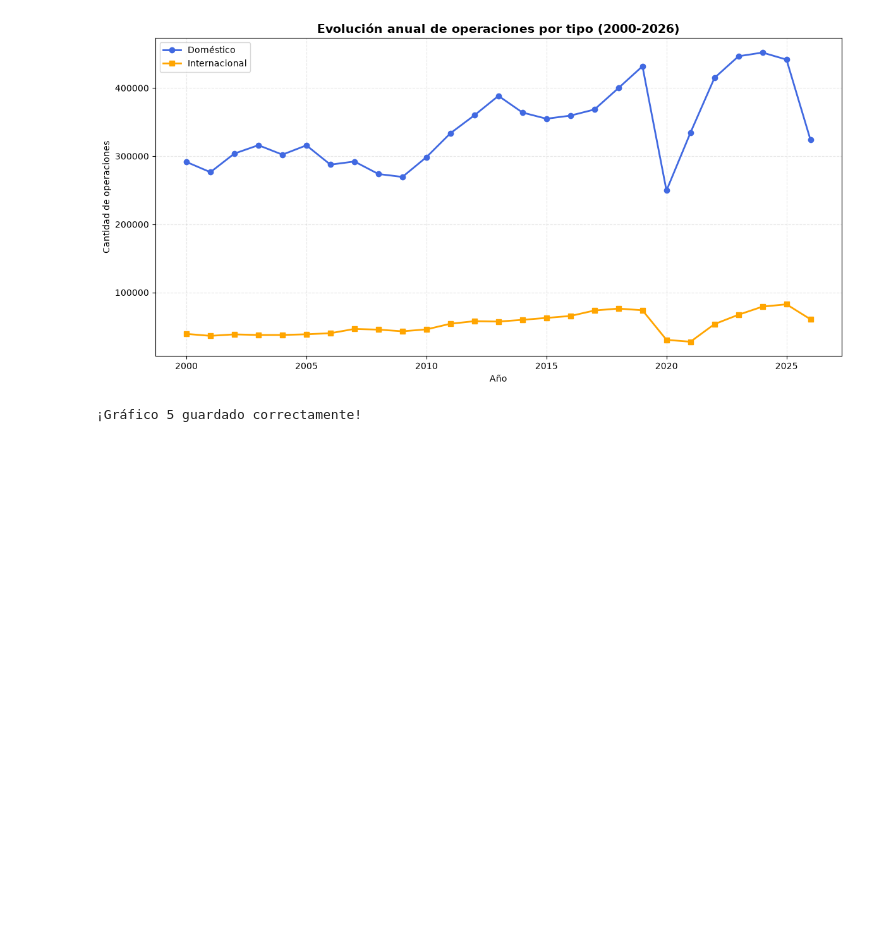
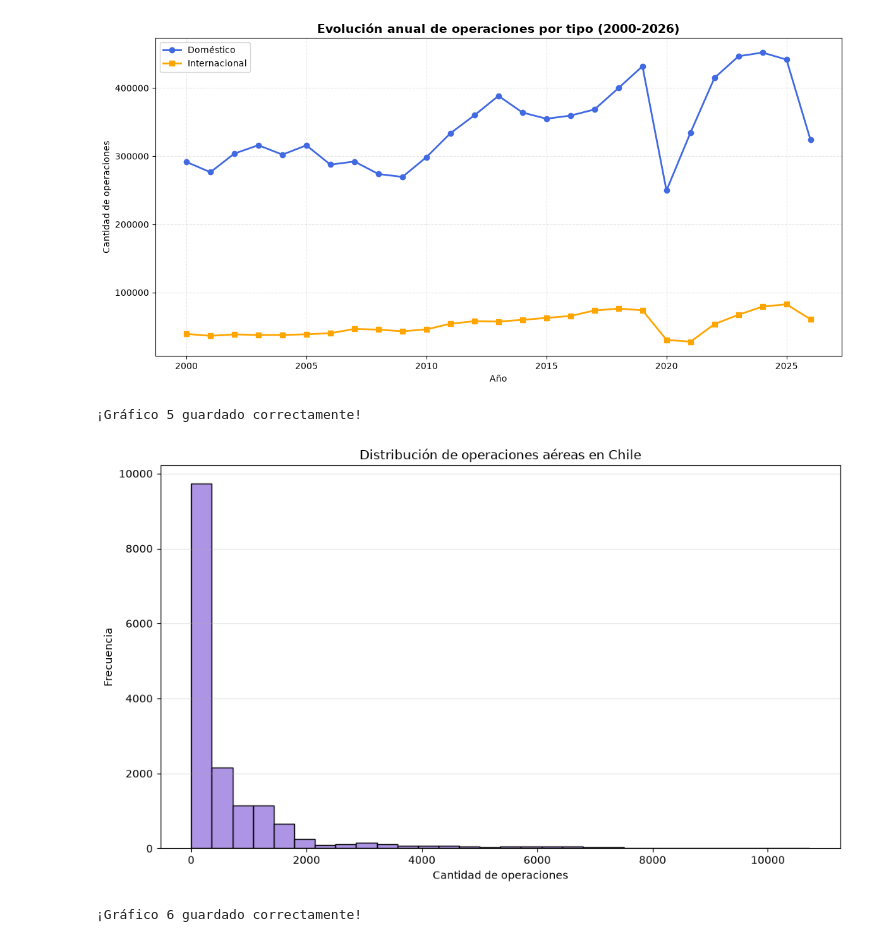
Before and after one commit to catalinaamairaajuju-alt/evaluacion_02_transportes, a Jupyter notebook: notebooks/evaluacion02.ipynb, the cells around one changed output. Drawn from its saved outputs; the diff is of its cells as text; code cells hidden in the pictures; blank space fills up the shorter version.

Commit message:
visualization: agrega graficos de distribucion y segmentacion con seaborn

```diff
--- a/notebooks/evaluacion02.ipynb
+++ b/notebooks/evaluacion02.ipynb
@@ -609,3 +609,33 @@ print("¡Gráfico 5 guardado correctamente!")
 # %% [output]
 [figure]
 ¡Gráfico 5 guardado correctamente!
+# %%
+# GRÁFICO 6: Distribución de operaciones aéreas
+plt.figure(figsize=(10, 6))
+
+sns.histplot(
+    data=df_limpio,
+    x="cnt_operaciones",
+    bins=30,
+    color="mediumpurple"
+)
+
+plt.title("Distribución de operaciones aéreas en Chile")
+plt.xlabel("Cantidad de operaciones")
+plt.ylabel("Frecuencia")
+plt.grid(axis="y", alpha=0.3)
+
+plt.tight_layout()
+
+plt.savefig(
+    carpeta_figuras / "grafico_06_distribucion.png",
+    dpi=300,
+    bbox_inches="tight"
+)
+
+plt.show()
+
+print("¡Gráfico 6 guardado correctamente!")
+# %% [output]
+[figure, added]
+¡Gráfico 6 guardado correctamente!
```
Also changed, not shown: parts of 1 cell of this notebook, 2 other files.
